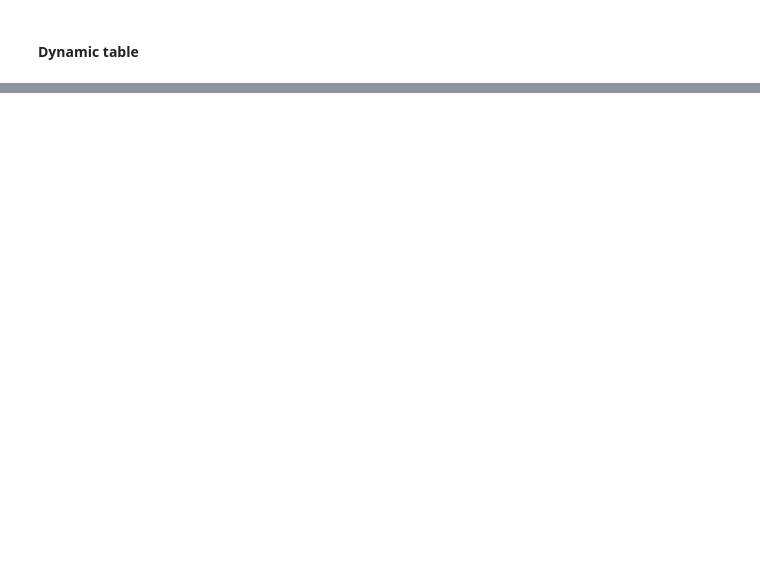
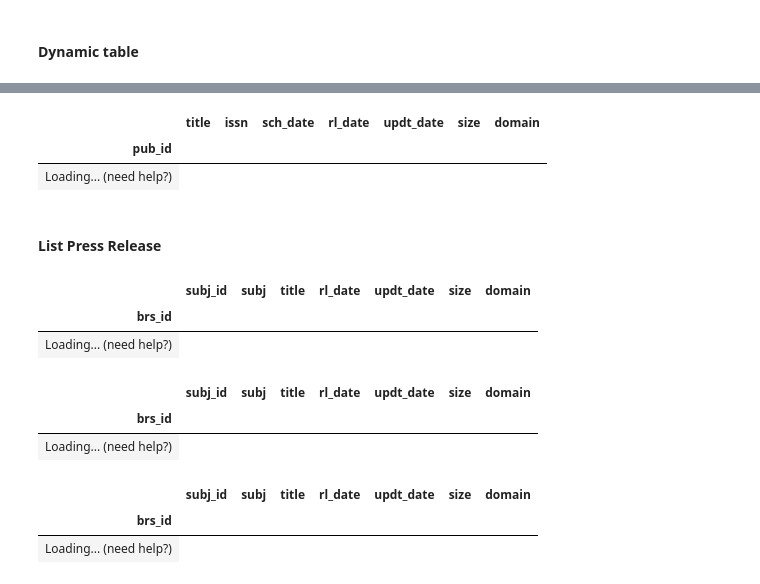
Before and after one commit to ArkanNibrastama/BPS-API, a Jupyter notebook: main.ipynb, the cells around one changed output, grey strips where cells are left out. Drawn from its saved outputs; the diff is of its cells as text; code cells hidden in the pictures; blank space fills up the shorter version.

```diff
--- a/main.ipynb
+++ b/main.ipynb
@@ -61,0 +111,8 @@ list_certain_domain_dynamic_table
+# %%
+list_publication_spec_time
+# %% [output]
+|  | title | issn | sch_date | rl_date | updt_date | size | domain |
+| pub_id |  |  |  |  |  |  |  |
+| Loading... (need help?) |
+# %% [markdown]
+#### List Press Release
@@ -61,0 +128,18 @@ list_certain_domain_dynamic_table
+# %%
+list_press
+# %% [output]
+|  | subj_id | subj | title | rl_date | updt_date | size | domain |
+| brs_id |  |  |  |  |  |  |  |
+| Loading... (need help?) |
+# %%
+list_press_domain
+# %% [output]
+|  | subj_id | subj | title | rl_date | updt_date | size | domain |
+| brs_id |  |  |  |  |  |  |  |
+| Loading... (need help?) |
+# %%
+list_press_spec_time
+# %% [output]
+|  | subj_id | subj | title | rl_date | updt_date | size | domain |
+| brs_id |  |  |  |  |  |  |  |
+| Loading... (need help?) |
```
Also changed, not shown: parts of 15 cells of this notebook.
